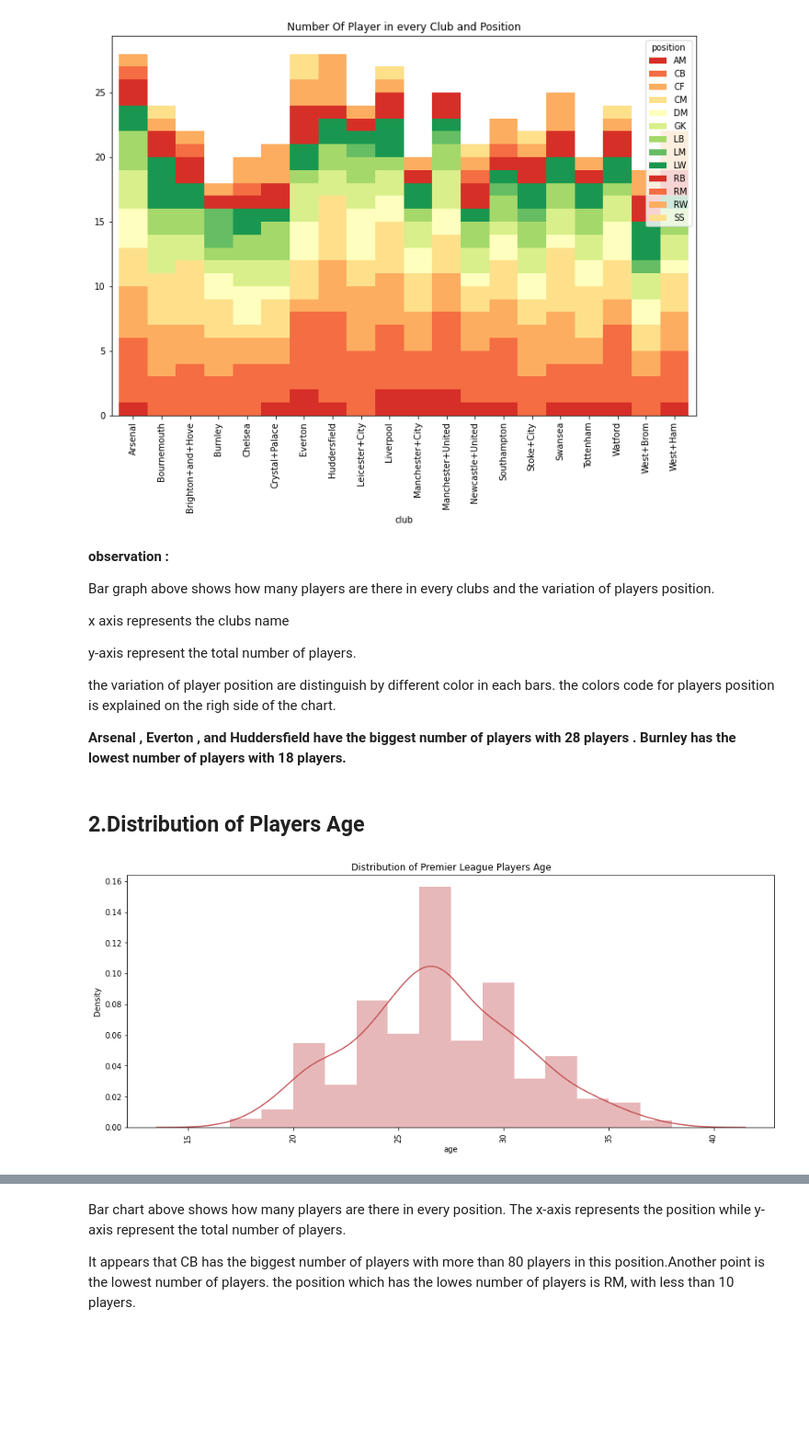
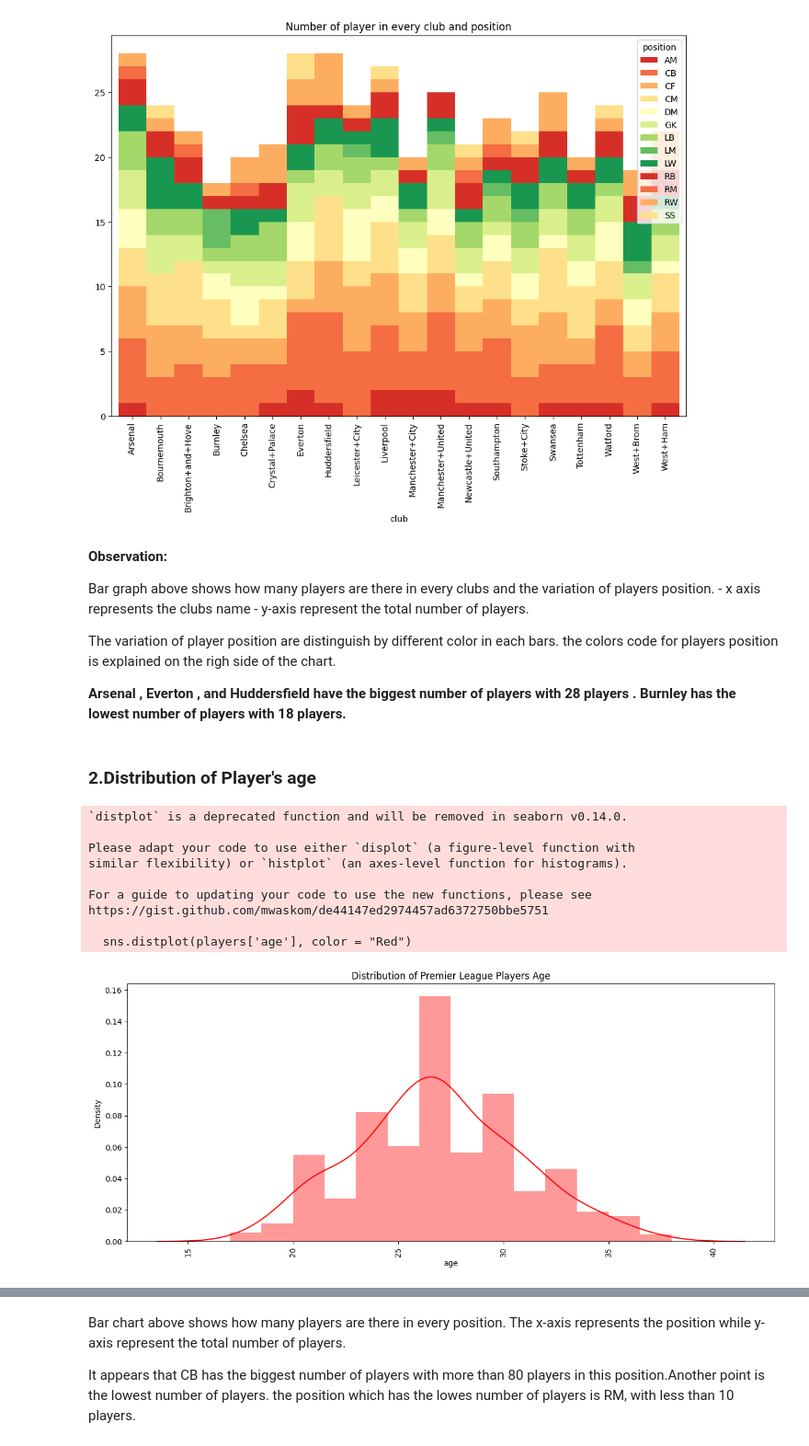
Before and after one commit to coderjolly/football-player-prediction, a Jupyter notebook: football_prediction.ipynb, the cells around one changed output, grey strips where cells are left out. Shown at 92% size. Cells and saved outputs as stored; diff of their text form; code cells hidden in the pictures; blank space fills up the shorter version.

```diff
--- a/football_prediction.ipynb
+++ b/football_prediction.ipynb
@@ -15,6 +15,6 @@ reading the csv files
 # %%
 import io
 import pandas as pd
-players = pd.read_csv(io.BytesIO(uploaded['dataset-coursework-football.csv']))
+players = pd.read_csv("football.csv")
 # Dataset is now stored in a Pandas Dataframe
 # %% [markdown]
@@ -143,28 +134,35 @@ plt.show()
 # %% [output]
 [figure]
 # %% [markdown]
-**observation :**
+**Observation:**
 
 Bar graph above shows how many players are there in every clubs and the variation of players position.
+    - x axis represents the clubs name
+    - y-axis represent the total number of players.
 
-x axis represents the clubs name
-
-y-axis represent the total number of players.
-
-the variation of player position are distinguish by different color in each bars. the colors code for players
+The variation of player position are distinguish by different color in each bars. the colors code for players
 position is explained on the righ side of the chart.
 
 **Arsenal , Everton , and Huddersfield have the biggest number of players with 28 players .**
 **Burnley has the lowest number of players with 18 players.**
 # %% [markdown]
-## **2.Distribution of Players Age**
+### **2.Distribution of Player's age**
 # %%
 plt.subplots(figsize=(15,6))
 sns.set_color_codes()
-sns.distplot(players['age'], color = "R")
+sns.distplot(players['age'], color = "Red")
 plt.xticks(rotation=90)
-plt.title('Distribution of Premier League Players Age')
+plt.title(r'Distribution of Premier League Player''s Age')
 plt.show()
 # %% [output]
+`distplot` is a deprecated function and will be removed in seaborn v0.14.0.
+
+Please adapt your code to use either `displot` (a figure-level function with
+similar flexibility) or `histplot` (an axes-level function for histograms).
+
+For a guide to updating your code to use the new functions, please see
+https://gist.github.com/mwaskom/de44147ed2974457ad6372750bbe5751
+
+  sns.distplot(players['age'], color = "Red")
-[figure, old version]
+[figure, new version]
 # %% [markdown]
```
Also changed, not shown: parts of 47 cells of this notebook.
